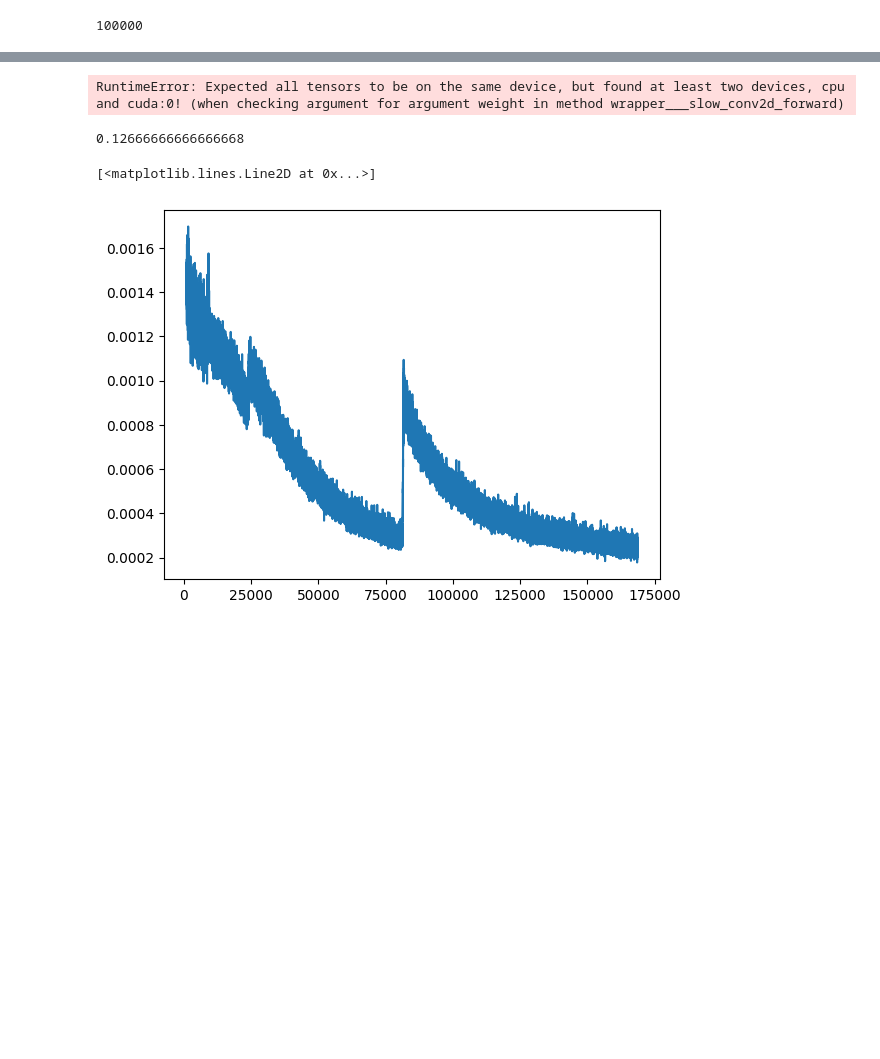
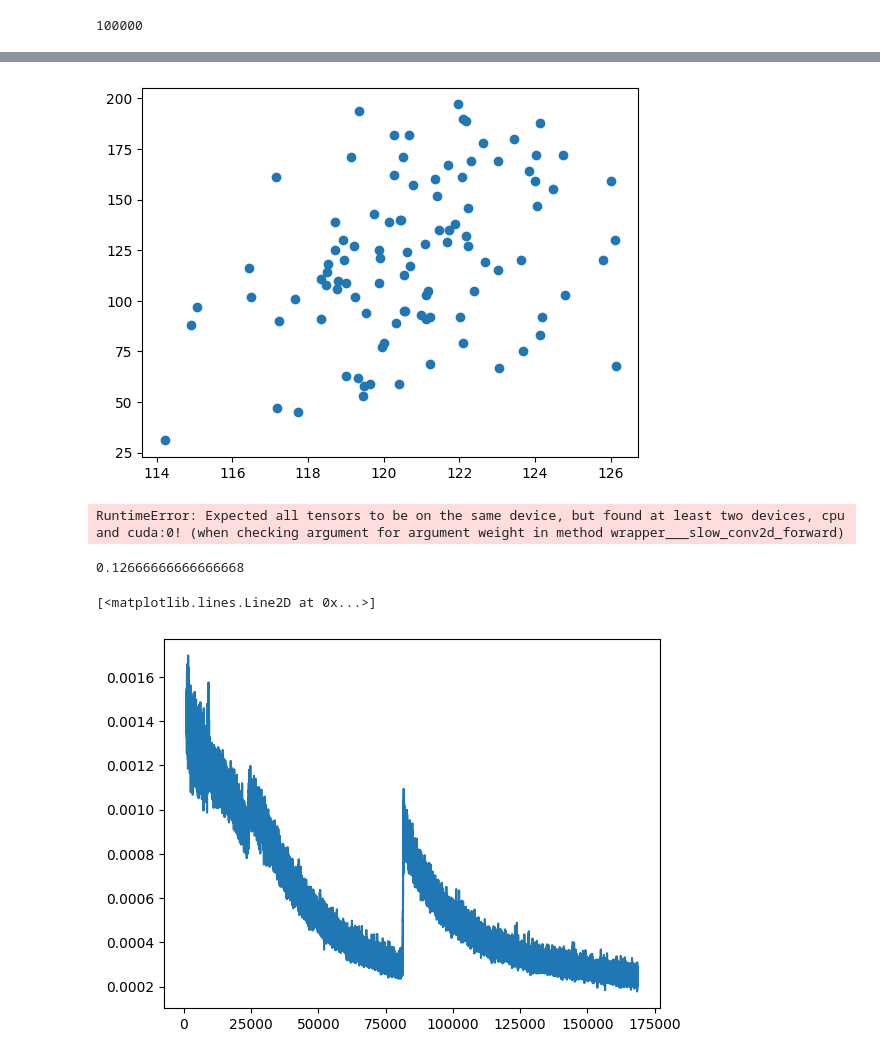
Before and after one commit to BradyWynn/snake, a Jupyter notebook: Snake.ipynb, the cells around one changed output, grey strips where cells are left out. Drawn from its saved outputs; the diff is of its cells as text; code cells hidden in the pictures; blank space fills up the shorter version.

Commit message:
bug fixes for path finding
it actually works for real this time

```diff
--- a/Snake.ipynb
+++ b/Snake.ipynb
@@ -81,14 +89,14 @@ loss_function = nn.MSELoss()
 optimizer = torch.optim.Adam(mlp.parameters(), lr=1e-5)
 # %%
 while True:
-#     dataset, moves, length = game_sim()
+    dataset, moves, length = game_sim()
 
-#     for sample in dataset:
-#         rand = int(np.random.rand() * len(train))
-#         sample.append(length/900)
-#         train.append(sample)
-#         if len(train) > 100000:
-#             train.remove(train[rand])
+    for sample in dataset:
+        rand = int(np.random.rand() * len(train))
+        sample.append(length/900)
+        train.append(sample)
+        if len(train) > 100000:
+            train.remove(train[rand])
 
     batch = torch.zeros(1, 1, 30, 30, device=device)
     labels = torch.zeros(batch_size, 1, device=device)
@@ -136,37 +143,44 @@ len(train)
 100000
 # %%
 # torch.save(mlp, "model")
+# %%
+xs = []
+ys = []
 # %%
-snake = [(14, 14)]
-guesses = []
-mlp.eval()
-while True:
+for epoch in range(100):
+    snake = [(14, 14)]
+    guesses = []
+    mlp.eval()
     while True:
-        apple = (int(np.random.rand(1) * board_size), int(np.random.rand(1) * board_size))
-        if apple not in snake:
+        while True:
+            apple = (int(np.random.rand(1) * board_size), int(np.random.rand(1) * board_size))
+            if apple not in snake:
+                break
+        pathington = BFS(snake[0], apple, snake, 1)
+        if len(pathington) == 0:
+#             print(len(snake))
             break
-    pathington = BFS(snake[0], apple, snake, 1)
-    if len(pathington) == 0:
-        print(len(snake))
-        break
-    lowest_index = 0
-    lowest_score = -10000
-    for i, path1 in enumerate(pathington):
-        board = torch.zeros(board_size, board_size, device=device)
-        for number, point in enumerate(path1):
-            board[point] = ((number + 1)/len(path1))
-        board = board.view(-1, 900)
-        score = mlp(board.view(1, 1, 30, 30))
-        if score > lowest_score:
-            lowest_score = score
-            lowest_index = i
-    print(lowest_score.item())
-    guesses.append(lowest_score.item())
-    path = pathington[lowest_index]
-    path = path + snake
-    snake.append((0, 0))
-    for i, piece in enumerate(snake):
-        snake[i] = path[i]
-print(sum(guesses)/len(guesses))
-mlp.train()
+        lowest_index = 0
+        lowest_score = -10000
+        for i, path1 in enumerate(pathington):
+            board = torch.zeros(board_size, board_size, device=device)
+            for number, point in enumerate(path1):
+                board[point] = ((number + 1)/len(path1))
+            board = board.view(-1, 900)
+            score = mlp(board.view(1, 1, 30, 30))
+            if score > lowest_score:
+                lowest_score = score
+                lowest_index = i
+#         print(lowest_score.item() * 900)
+        guesses.append(lowest_score.item() * 900)
+        path = pathington[lowest_index]
+        path = path + snake
+        snake.append((0, 0))
+        for i, piece in enumerate(snake):
+            snake[i] = path[i]
+#     print(sum(guesses)/len(guesses))
+    xs.append(sum(guesses)/len(guesses))
+    ys.append(len(snake))
+    mlp.train()
+plt.scatter(xs, ys)
 # %% [output]
@@ -207,3 +188,4 @@ MLP(
+[figure, added]
 # %%
 board = torch.zeros(board_size, board_size)
 board[(14, 14)] = 1
```
Also changed, not shown: parts of 5 cells of this notebook, 4 other files.
